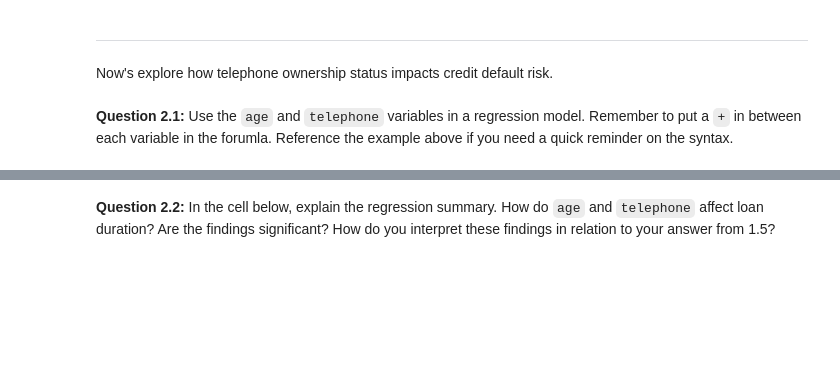
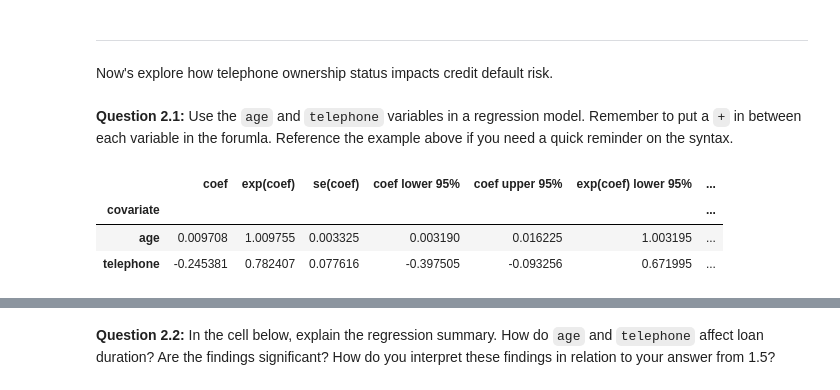
Before and after one commit to johanoelgaard/ECON148, a Jupyter notebook: lab/lab08/lab08.ipynb, the cells around one changed output, grey strips where cells are left out. Cells and saved outputs as stored; diff of their text form; code cells hidden in the pictures; blank space fills up the shorter version.

```diff
--- a/lab/lab08/lab08.ipynb
+++ b/lab/lab08/lab08.ipynb
@@ -382,2 +419,11 @@ cph.summary
+# %%
+cph = CoxPHFitter()
+cph.fit(credit, duration_col='duration', event_col='full_repaid', formula ="age + telephone")
+cph.summary
+# %% [output]
+|  | coef | exp(coef) | se(coef) | coef lower 95% | coef upper 95% | exp(coef) lower 95% | ... |
+| covariate |  |  |  |  |  |  | ... |
+| age | 0.009708 | 1.009755 | 0.003325 | 0.003190 | 0.016225 | 1.003195 | ... |
+| telephone | -0.245381 | 0.782407 | 0.077616 | -0.397505 | -0.093256 | 0.671995 | ... |
 # %%
 grader.check("q2_1")
```
Also changed, not shown: parts of 19 cells of this notebook, 1 other file.
